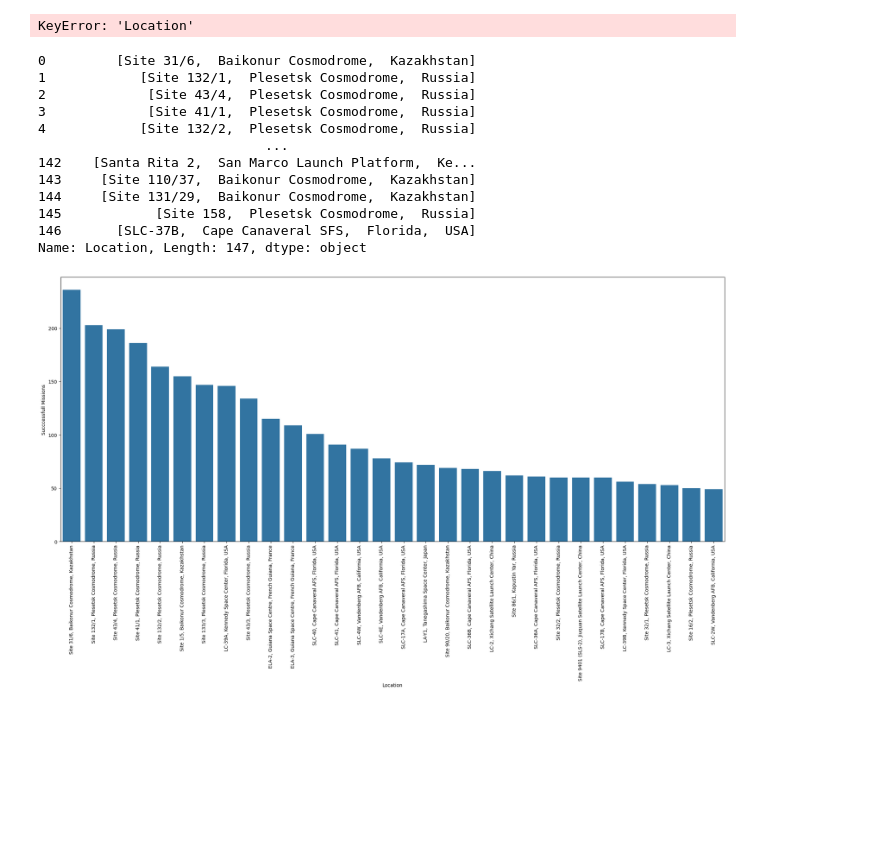
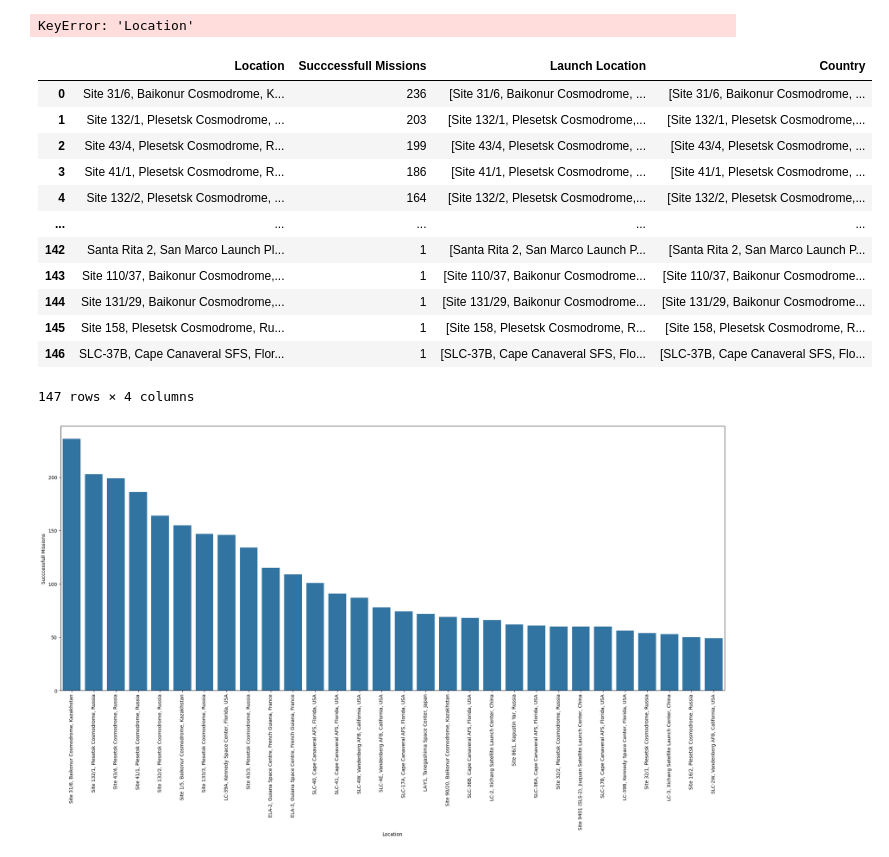
Before and after one commit to Madanmistry999/SpaceMissions_Data_Analysis, a Jupyter notebook: Spacedata_Analysis.ipynb, the cells around one changed output. Saved outputs shown, nothing was run; the diff lists cells and outputs as text; code cells hidden in the pictures; blank space fills up the shorter version.

```diff
--- a/Spacedata_Analysis.ipynb
+++ b/Spacedata_Analysis.ipynb
@@ -507,21 +627,22 @@ successed_country[successed_country['Location'] == 'Blue Origin Launch Site, Wes
 KeyError: 'Location'
 # %%
 successed_country.reset_index(inplace=True)
-# %%
-successed_country[successed_country['Location'].str.split(',')
-# %% [output]
-0         [Site 31/6,  Baikonur Cosmodrome,  Kazakhstan]
-1            [Site 132/1,  Plesetsk Cosmodrome,  Russia]
-2             [Site 43/4,  Plesetsk Cosmodrome,  Russia]
-3             [Site 41/1,  Plesetsk Cosmodrome,  Russia]
-4            [Site 132/2,  Plesetsk Cosmodrome,  Russia]
-                             ...
-142    [Santa Rita 2,  San Marco Launch Platform,  Ke...
-143     [Site 110/37,  Baikonur Cosmodrome,  Kazakhstan]
-144     [Site 131/29,  Baikonur Cosmodrome,  Kazakhstan]
-145            [Site 158,  Plesetsk Cosmodrome,  Russia]
-146       [SLC-37B,  Cape Canaveral SFS,  Florida,  USA]
-Name: Location, Length: 147, dtype: object
+# %%
+successed_country
+# %% [output]
+|  | Location | Succcessfull Missions | Launch Location | Country |
+| 0 | Site 31/6, Baikonur Cosmodrome, K... | 236 | [Site 31/6, Baikonur Cosmodrome, ... | [Site 31/6, Baikonur Cosmodrome, ... |
+| 1 | Site 132/1, Plesetsk Cosmodrome, ... | 203 | [Site 132/1, Plesetsk Cosmodrome,... | [Site 132/1, Plesetsk Cosmodrome,... |
+| 2 | Site 43/4, Plesetsk Cosmodrome, R... | 199 | [Site 43/4, Plesetsk Cosmodrome, ... | [Site 43/4, Plesetsk Cosmodrome, ... |
+| 3 | Site 41/1, Plesetsk Cosmodrome, R... | 186 | [Site 41/1, Plesetsk Cosmodrome, ... | [Site 41/1, Plesetsk Cosmodrome, ... |
+| 4 | Site 132/2, Plesetsk Cosmodrome, ... | 164 | [Site 132/2, Plesetsk Cosmodrome,... | [Site 132/2, Plesetsk Cosmodrome,... |
+| ... | ... | ... | ... | ... |
+| 142 | Santa Rita 2, San Marco Launch Pl... | 1 | [Santa Rita 2, San Marco Launch P... | [Santa Rita 2, San Marco Launch P... |
+| 143 | Site 110/37, Baikonur Cosmodrome,... | 1 | [Site 110/37, Baikonur Cosmodrome... | [Site 110/37, Baikonur Cosmodrome... |
+| 144 | Site 131/29, Baikonur Cosmodrome,... | 1 | [Site 131/29, Baikonur Cosmodrome... | [Site 131/29, Baikonur Cosmodrome... |
+| 145 | Site 158, Plesetsk Cosmodrome, Ru... | 1 | [Site 158, Plesetsk Cosmodrome, R... | [Site 158, Plesetsk Cosmodrome, R... |
+| 146 | SLC-37B, Cape Canaveral SFS, Flor... | 1 | [SLC-37B, Cape Canaveral SFS, Flo... | [SLC-37B, Cape Canaveral SFS, Flo... |
+147 rows × 4 columns
 # %%
 plt.figure(figsize=(25,10))
 sns.barplot(data=successed_country.head(30),x='Location',y='Succcessfull Missions')
```
Also changed, not shown: parts of 18 cells of this notebook.
